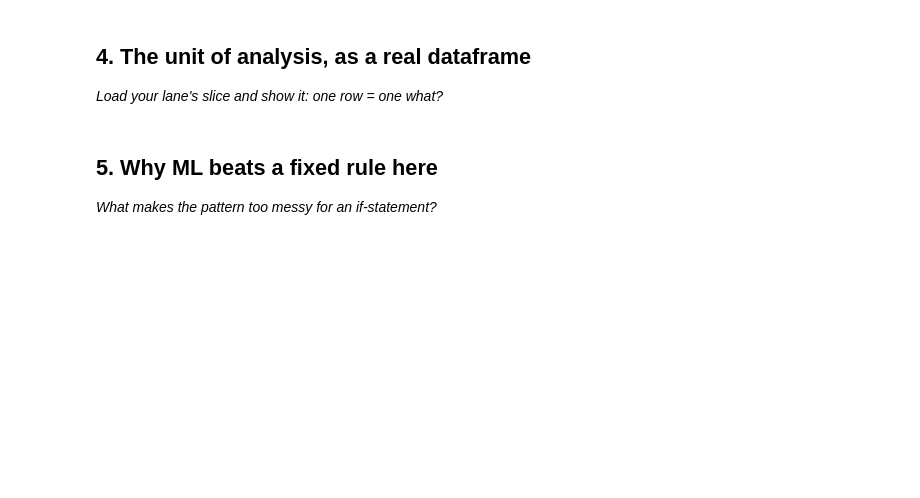
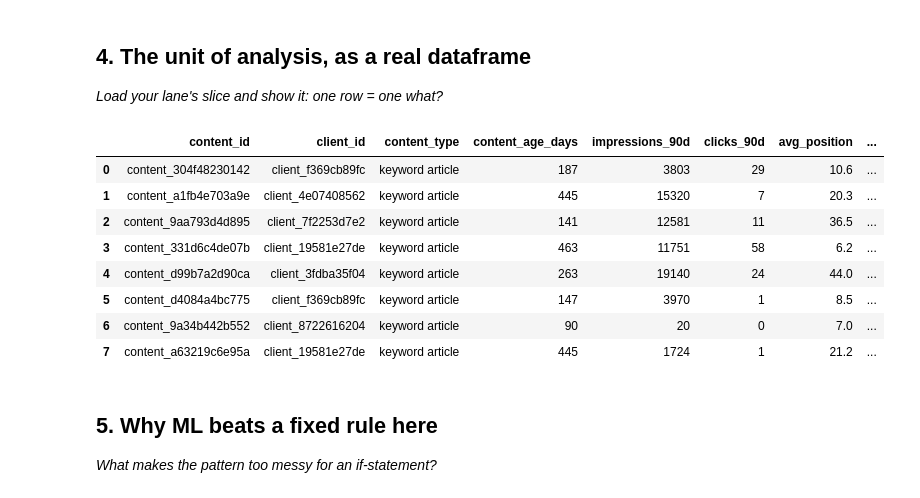
Before and after one commit to irene501/flyrank, a Jupyter notebook: work/notebooks/w02_ml_task_framing.ipynb, the cells around one changed output. Saved outputs shown, nothing was run; the diff lists cells and outputs as text; code cells hidden in the pictures; blank space fills up the shorter version.

```diff
--- a/work/notebooks/w02_ml_task_framing.ipynb
+++ b/work/notebooks/w02_ml_task_framing.ipynb
@@ -14,3 +60,31 @@ This skeleton is yours to fill. Work the sections **in order** — each one has
 ## 2. Target or proxy
 
 *What would you predict? Where does that label come from — observed outcome or a defined rule?*
+# %%
+print("Target or Proxy")
+print()
+
+print("Target: is_declining_label (a proxy, not a future outcome).")
+print()
+print("The target is created using the rule:")
+print("is_declining_label = 1 if trend_direction == 'down' else 0.")
+print()
+print("The trend_direction value is calculated by comparing the last 30 days")
+print("of traffic with the previous 30 days within the same 90-day period.")
+print()
+print("This means the label describes the page's current condition rather than")
+print("predicting what will happen in the future.")
+print()
+print("It is a useful proxy for identifying pages that may need attention,")
+print("but it should not be described as a forecast.")
+print()
+print("A better version of the project would use a future-looking target,")
+print("such as whether the page declines in the 30 days after the feature")
+print("window, allowing the model to predict future outcomes instead of")
+print("describing the present.")
+print()
+#How the proxy is actually built
+df["is_declining_label"] = df["trend_direction"].str.lower().eq("down").astype(int)
+print()
+print(f"declining-label rate: {df['is_declining_label'].mean():.3f}")
+print(f"declining-label rows: {df['is_declining_label'].sum():,} of {len(df):,}")
@@ -22,6 +167,25 @@ This skeleton is yours to fill. Work the sections **in order** — each one has
 ## 4. The unit of analysis, as a real dataframe
 
 *Load your lane's slice and show it: one row = one what?*
+# %%
+# One row per page: content_id is the unit of analysis
+unit_cols = [
+    "content_id", "client_id", "content_type", "content_age_days",
+    "impressions_90d", "clicks_90d", "avg_position", "ctr",
+    "trend_direction", "is_declining_label",
+]
+
+df[unit_cols].head(8)
+# %% [output]
+|  | content_id | client_id | content_type | content_age_days | impressions_90d | clicks_90d | avg_position | ... |
+| 0 | content_304f48230142 | client_f369cb89fc | keyword article | 187 | 3803 | 29 | 10.6 | ... |
+| 1 | content_a1fb4e703a9e | client_4e07408562 | keyword article | 445 | 15320 | 7 | 20.3 | ... |
+| 2 | content_9aa793d4d895 | client_7f2253d7e2 | keyword article | 141 | 12581 | 11 | 36.5 | ... |
+| 3 | content_331d6c4de07b | client_19581e27de | keyword article | 463 | 11751 | 58 | 6.2 | ... |
+| 4 | content_d99b7a2d90ca | client_3fdba35f04 | keyword article | 263 | 19140 | 24 | 44.0 | ... |
+| 5 | content_d4084a4bc775 | client_f369cb89fc | keyword article | 147 | 3970 | 1 | 8.5 | ... |
+| 6 | content_9a34b442b552 | client_8722616204 | keyword article | 90 | 20 | 0 | 7.0 | ... |
+| 7 | content_a63219c6e95a | client_19581e27de | keyword article | 445 | 1724 | 1 | 21.2 | ... |
 # %% [markdown]
 ## 5. Why ML beats a fixed rule here
 
```
Also changed, not shown: parts of 5 cells of this notebook.
